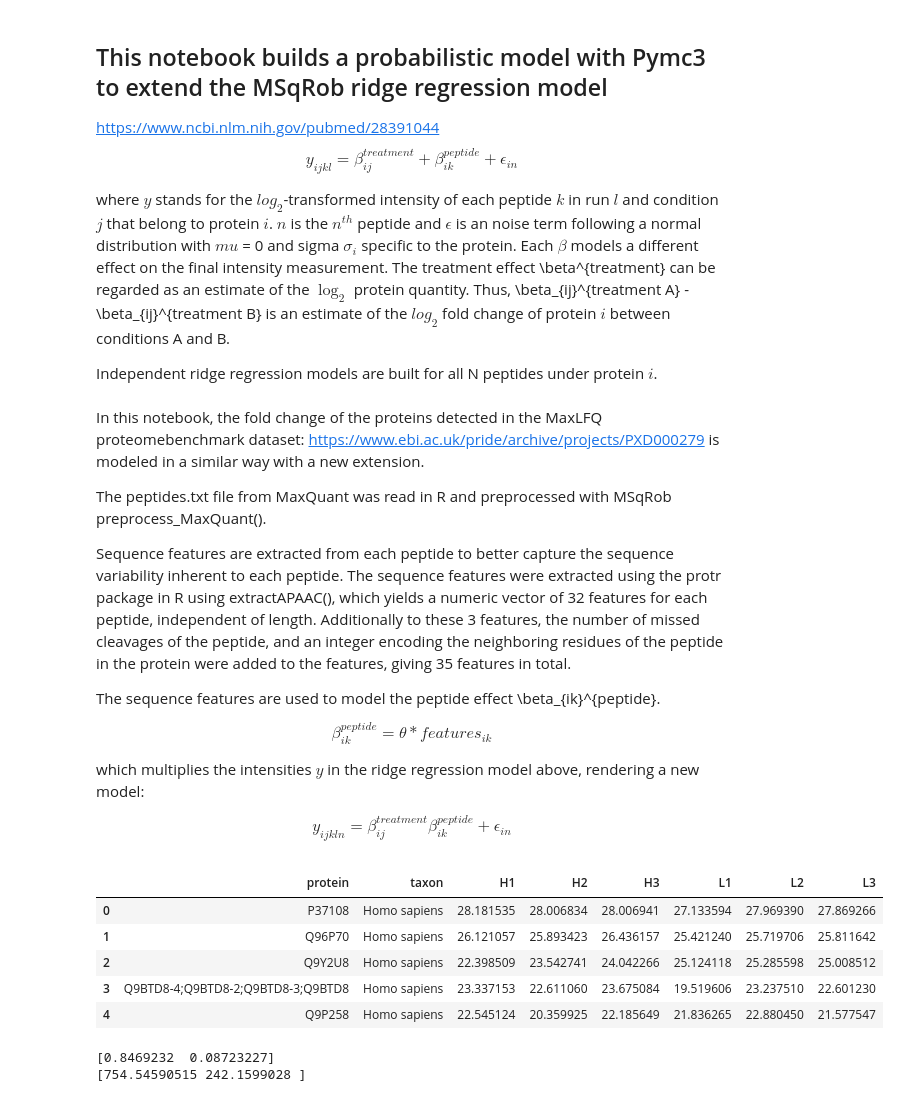
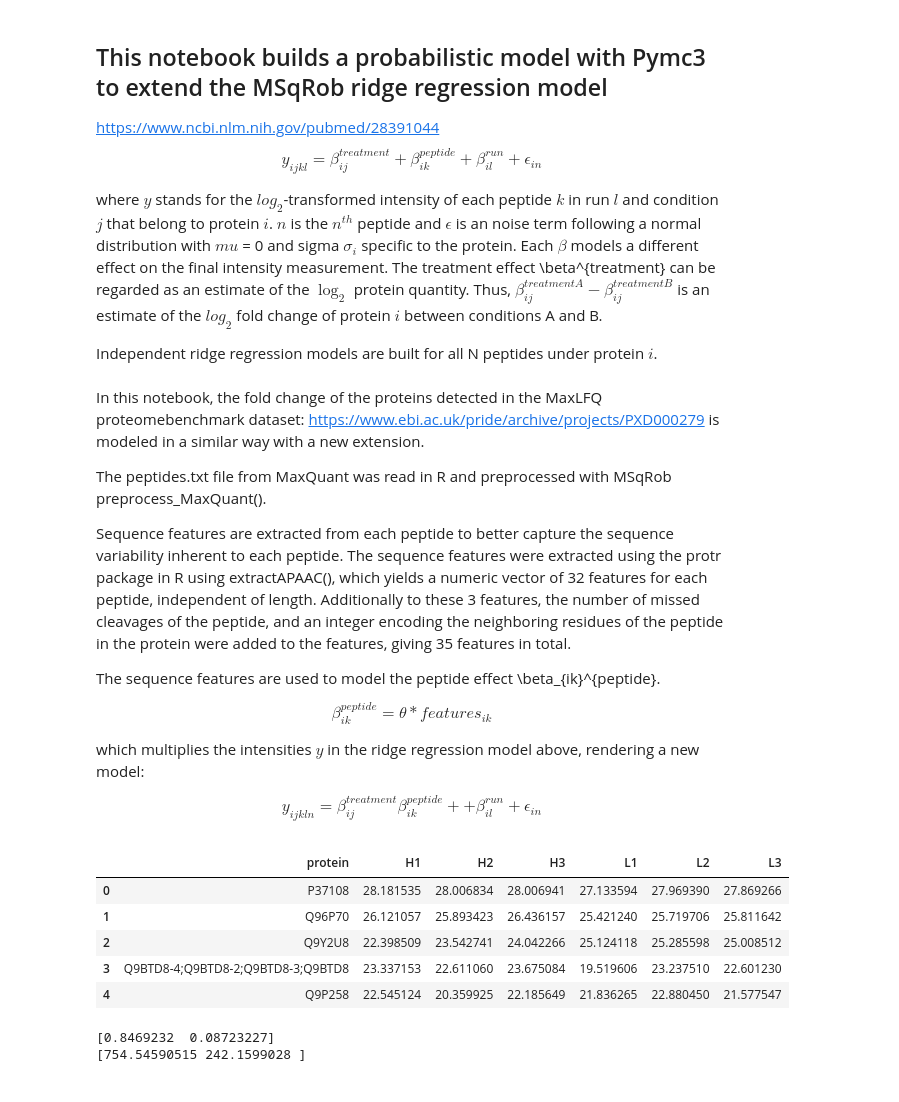
Before and after one commit to antortjim/Thesis-Code, a Jupyter notebook: model/Model.ipynb, the cells around one changed output. Saved outputs shown, nothing was run; the diff lists cells and outputs as text; code cells hidden in the pictures.

```diff
--- a/model/Model.ipynb
+++ b/model/Model.ipynb
@@ -2,11 +2,11 @@
 ## This notebook builds a probabilistic model with Pymc3 to extend the MSqRob ridge regression model
 https://www.ncbi.nlm.nih.gov/pubmed/28391044
 $$
-y_{ijkl} = \beta_{ij}^{treatment} + \beta_{ik}^{peptide} + \epsilon_{in}
+y_{ijkl} = \beta_{ij}^{treatment} + \beta_{ik}^{peptide} + \beta_{il}^{run} + \epsilon_{in}
 $$
 
 where $y$ stands for the $log_2$-transformed intensity of each peptide $k$ in run $l$ and condition $j$ that belong to protein $i$. $n$ is the $n^{th}$ peptide and $\epsilon$ is an noise term following a normal distribution with $mu$ = 0 and sigma $\sigma_i$ specific to the protein.
-Each $\beta$ models a different effect on the final intensity measurement. The treatment effect \beta^{treatment} can be regarded as an estimate of the $\log_2$ protein quantity. Thus, \beta_{ij}^{treatment A} - \beta_{ij}^{treatment B} is an estimate of the $log_2$ fold change of protein $i$ between conditions A and B.
+Each $\beta$ models a different effect on the final intensity measurement. The treatment effect \beta^{treatment} can be regarded as an estimate of the $\log_2$ protein quantity. Thus, $\beta_{ij}^{treatment A} - \beta_{ij}^{treatment B}$ is an estimate of the $log_2$ fold change of protein $i$ between conditions A and B.
 
 Independent ridge regression models are built for all N peptides under protein $i$.
 # %% [markdown]
@@ -27,7 +27,7 @@ $$
 which multiplies the intensities $y$ in the ridge regression model above, rendering a new model:
 
 $$
-y_{ijkln} = \beta^{treatment}_{ij} \beta_{ik}^{peptide} + \epsilon_{in}
+y_{ijkln} = \beta^{treatment}_{ij} \beta_{ik}^{peptide} + + \beta_{il}^{run} + \epsilon_{in}
 $$
 # %%
 import pymc3 as pm
@@ -227,19 +227,19 @@ class MSBay:
 # %%
 data = pd.read_csv("data/data.tsv", sep = "\t")
 data['H1'] = data['H1'].astype(theano.config.floatX)
 data['H2'] = data['H2'].astype(theano.config.floatX)
 data['H3'] = data['H3'].astype(theano.config.floatX)
 data['L1'] = data['L1'].astype(theano.config.floatX)
 data['L2'] = data['L2'].astype(theano.config.floatX)
 data['L3'] = data['L3'].astype(theano.config.floatX)
-data.head()
+data.head().drop("taxon", axis=1)
 # %% [output]
-|  | protein | taxon | H1 | H2 | H3 | L1 | L2 | L3 |
-| 0 | P37108 | Homo sapiens | 28.181535 | 28.006834 | 28.006941 | 27.133594 | 27.969390 | 27.869266 |
-| 1 | Q96P70 | Homo sapiens | 26.121057 | 25.893423 | 26.436157 | 25.421240 | 25.719706 | 25.811642 |
-| 2 | Q9Y2U8 | Homo sapiens | 22.398509 | 23.542741 | 24.042266 | 25.124118 | 25.285598 | 25.008512 |
-| 3 | Q9BTD8-4;Q9BTD8-2;Q9BTD8-3;Q9BTD8 | Homo sapiens | 23.337153 | 22.611060 | 23.675084 | 19.519606 | 23.237510 | 22.601230 |
-| 4 | Q9P258 | Homo sapiens | 22.545124 | 20.359925 | 22.185649 | 21.836265 | 22.880450 | 21.577547 |
+|  | protein | H1 | H2 | H3 | L1 | L2 | L3 |
+| 0 | P37108 | 28.181535 | 28.006834 | 28.006941 | 27.133594 | 27.969390 | 27.869266 |
+| 1 | Q96P70 | 26.121057 | 25.893423 | 26.436157 | 25.421240 | 25.719706 | 25.811642 |
+| 2 | Q9Y2U8 | 22.398509 | 23.542741 | 24.042266 | 25.124118 | 25.285598 | 25.008512 |
+| 3 | Q9BTD8-4;Q9BTD8-2;Q9BTD8-3;Q9BTD8 | 23.337153 | 22.611060 | 23.675084 | 19.519606 | 23.237510 | 22.601230 |
+| 4 | Q9P258 | 22.545124 | 20.359925 | 22.185649 | 21.836265 | 22.880450 | 21.577547 |
 # %%
 from sklearn.decomposition import PCA
 x = data.values[:,2:]
```
Also changed, not shown: parts of 12 cells of this notebook, 6 other files.
